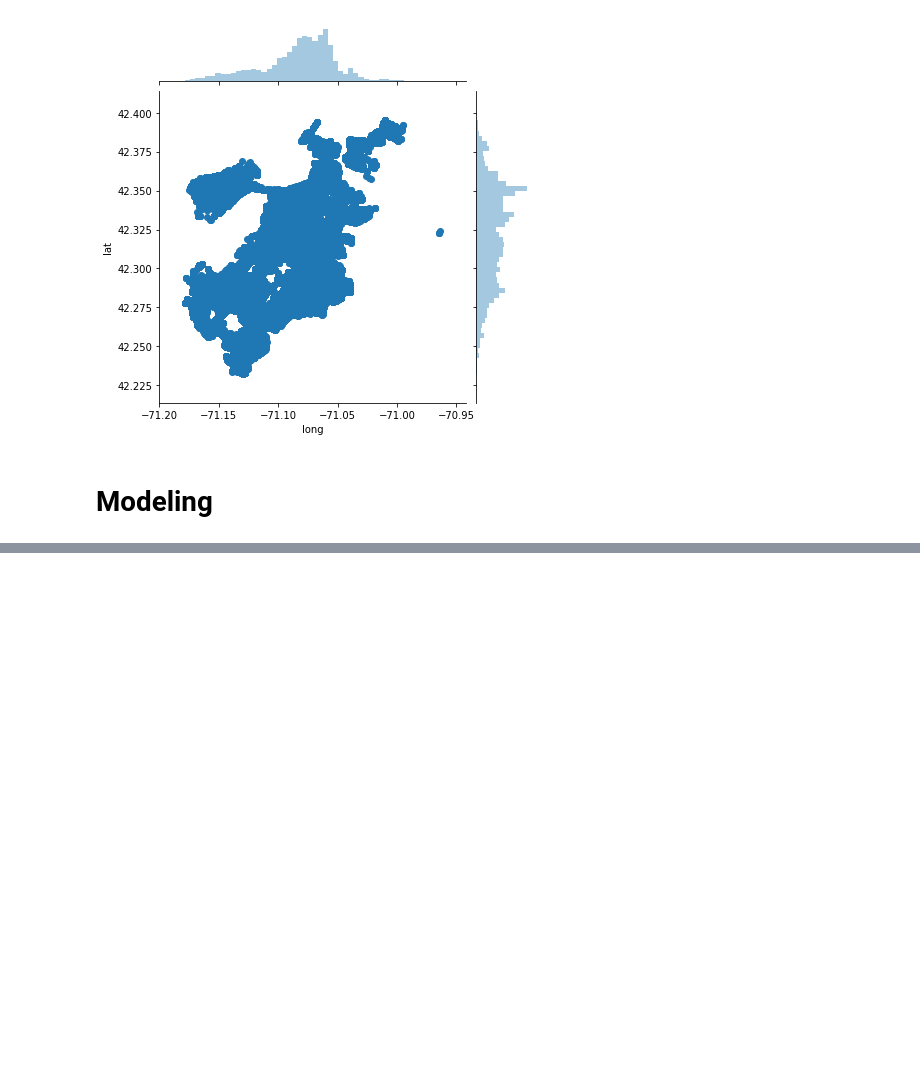
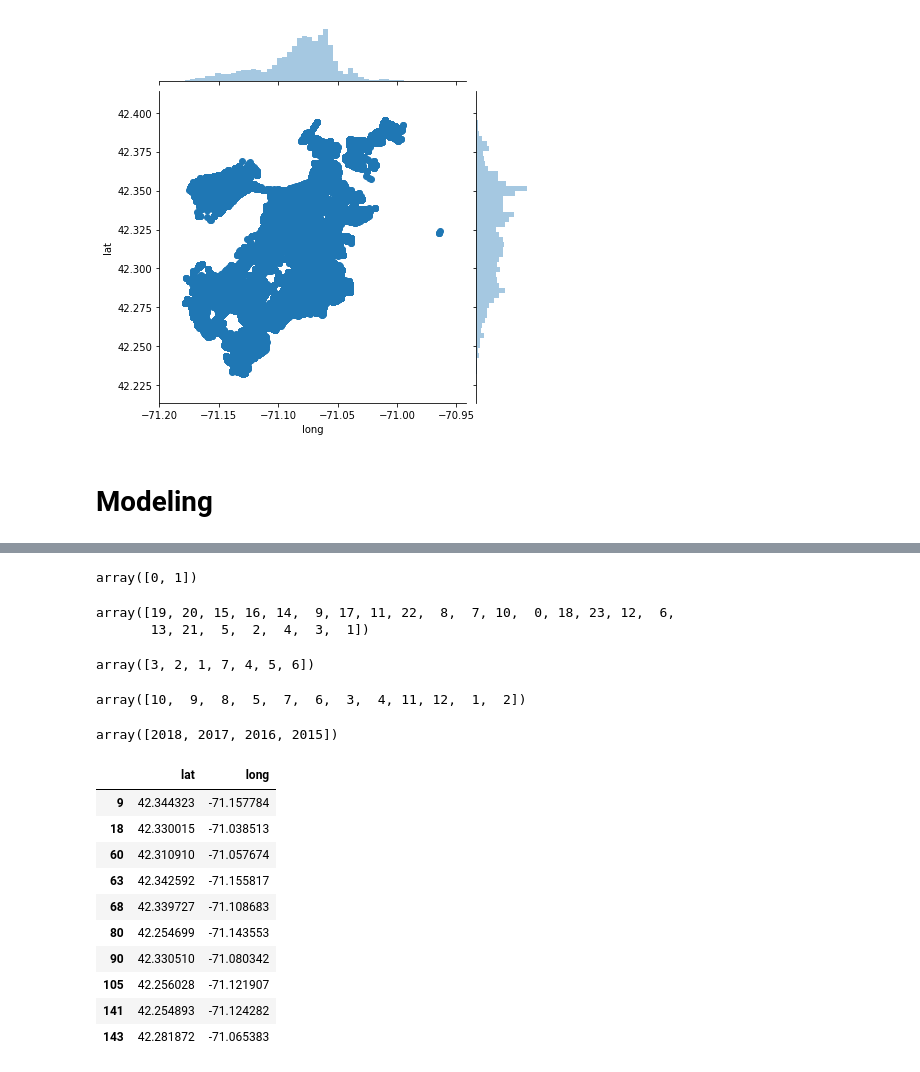
Before and after one commit to yizheshexin/cs542_final_project, a Jupyter notebook: Boston_Crime_ML.ipynb, the cells around one changed output, grey strips where cells are left out. Drawn from its saved outputs; the diff is of its cells as text; code cells hidden in the pictures; blank space fills up the shorter version.

```diff
--- a/Boston_Crime_ML.ipynb
+++ b/Boston_Crime_ML.ipynb
@@ -158,0 +193,17 @@ long_lat = sns.jointplot(x = long_lat_df['long'], y = long_lat_df['lat'], kind =
+# %%
+offenseGroup_list = ('Motor Vehicle Accident Response', 'Larceny', 'Medical Assistance', 'Investigate Person',
+                    'Other', 'Simple Assault', 'Vandalism', 'Drug Violation', 'Verbal Disputes', 'Towed',
+                    'Investigate Property', 'Larceny From Motor Vehicle', 'Property Lost', 'Warrant Arrests',
+                    'Aggravated Assault', 'Fraud', 'Residential Burglary', 'Violations', 'Missing Person Located',
+                    'Auto Theft')
+boston_crime_matrix = pd.DataFrame()
+for i in range(0, len(offenseGroup_list)):
+    boston_crime_matrix = boston_crime_matrix.append(boston_crime_df.loc[boston_crime_df['offenseGroup'] == offenseGroup_list[i]])
+# X - reportingArea, shooting, hour, day, month, year, latitude, longitude
+columns = ['reportingArea', 'shooting', 'hour', 'day', 'month', 'year', 'lat', 'long', 'offenseGroup']
+boston_crime_matrix = boston_crime_matrix[columns]
+boston_crime_matrix.fillna(0, inplace = True)
+# %%
+# reportingArea
+boston_crime_matrix['reportingArea'] = pd.to_numeric(boston_crime_matrix['reportingArea'], errors='coerce')
+boston_crime_matrix['reportingArea'].unique()
@@ -158,0 +228,57 @@ long_lat = sns.jointplot(x = long_lat_df['long'], y = long_lat_df['lat'], kind =
+# %%
+# shooting
+boston_crime_matrix['shooting'] = boston_crime_matrix['shooting'].map({
+    'N' : 0,
+    'Y' : 1
+})
+boston_crime_matrix['shooting'].unique()
+# %% [output]
+array([0, 1])
+# %%
+# hour
+boston_crime_matrix['hour'].unique()
+# %% [output]
+array([19, 20, 15, 16, 14,  9, 17, 11, 22,  8,  7, 10,  0, 18, 23, 12,  6,
+       13, 21,  5,  2,  4,  3,  1])
+# %%
+# day
+boston_crime_matrix['day'] = boston_crime_matrix['day'].map({
+    'Monday' : 1,
+    'Tuesday' : 2,
+    'Wednesday' : 3,
+    'Thursday' : 4,
+    'Friday' : 5,
+    'Saturday' : 6,
+    'Sunday' : 7
+})
+boston_crime_matrix['day'].unique()
+# %% [output]
+array([3, 2, 1, 7, 4, 5, 6])
+# %%
+# month
+boston_crime_matrix['month'].unique()
+# %% [output]
+array([10,  9,  8,  5,  7,  6,  3,  4, 11, 12,  1,  2])
+# %%
+# year
+boston_crime_matrix['year'].unique()
+# %% [output]
+array([2018, 2017, 2016, 2015])
+# %%
+# latitude, longitude
+boston_crime_matrix[['lat', 'long']] = boston_crime_matrix[['lat', 'long']].dropna()
+boston_crime_matrix[['lat', 'long']] = boston_crime_matrix[['lat', 'long']].loc[(boston_crime_matrix['lat'] > 40) & (boston_crime_matrix['long'] < -70)]
+
+boston_crime_matrix[['lat', 'long']].head(10)
+# %% [output]
+|  | lat | long |
+| 9 | 42.344323 | -71.157784 |
+| 18 | 42.330015 | -71.038513 |
+| 60 | 42.310910 | -71.057674 |
+| 63 | 42.342592 | -71.155817 |
+| 68 | 42.339727 | -71.108683 |
+| 80 | 42.254699 | -71.143553 |
+| 90 | 42.330510 | -71.080342 |
+| 105 | 42.256028 | -71.121907 |
+| 141 | 42.254893 | -71.124282 |
+| 143 | 42.281872 | -71.065383 |
```
Also changed, not shown: parts of 9 cells of this notebook.
